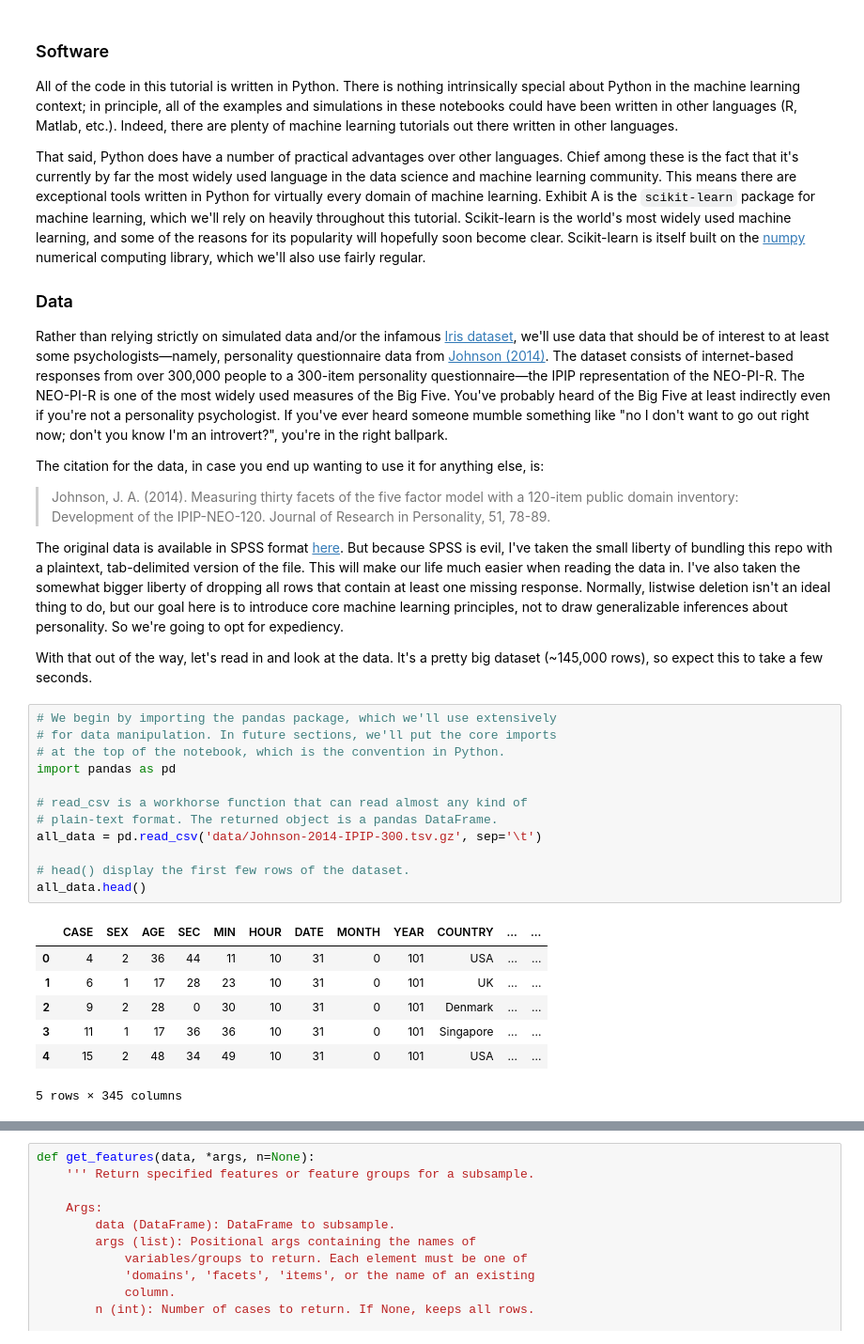
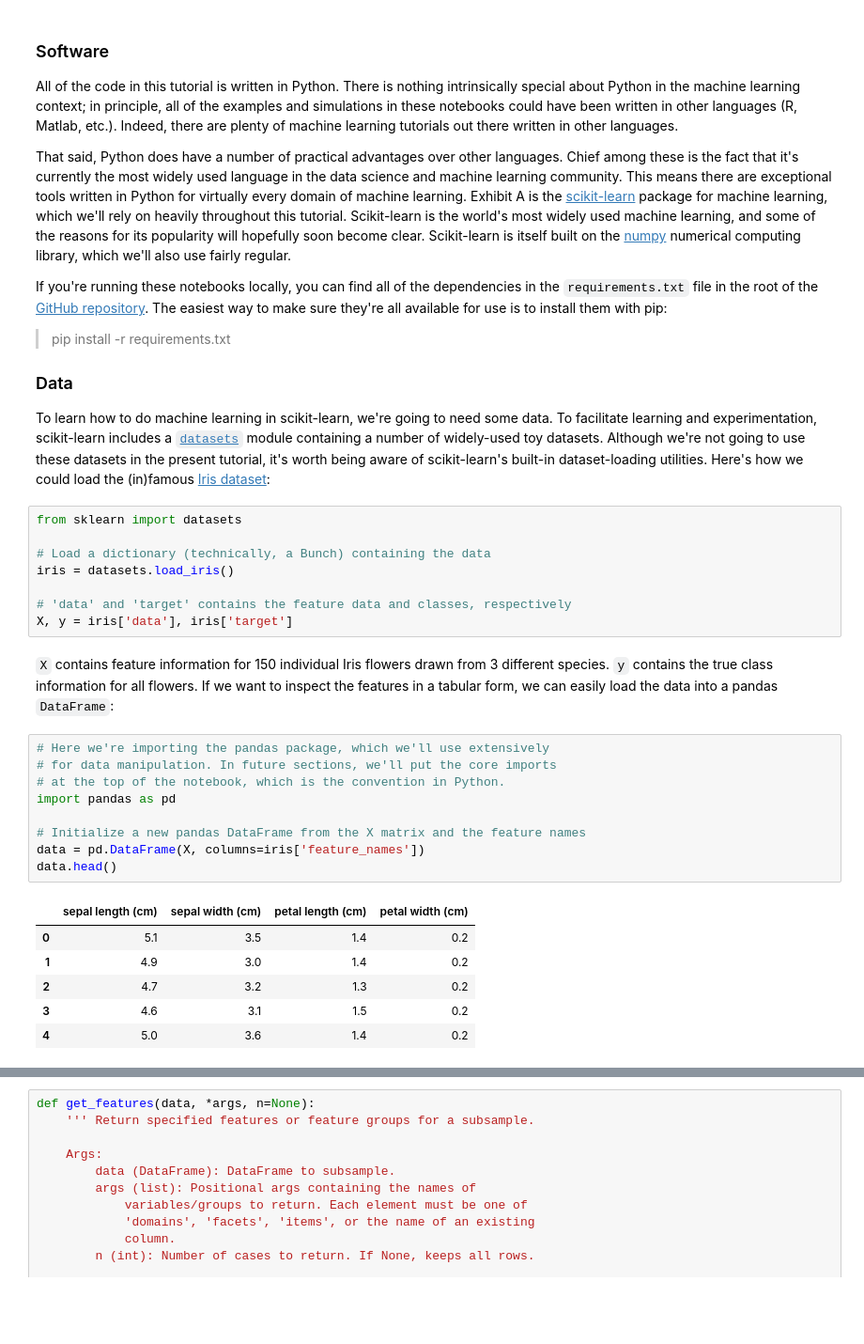
Before and after one commit to neurohackademy/intro_sklearn, a Jupyter notebook: notebooks/1-Introduction.ipynb, the cells around one changed output, grey strips where cells are left out. Shown at 94% size. Saved outputs shown, nothing was run; the diff lists cells and outputs as text; blank space fills up the shorter version.

```diff
--- a/notebooks/1-Introduction.ipynb
+++ b/notebooks/1-Introduction.ipynb
@@ -15,35 +15,37 @@ While most of the code is included in the tutorial notebooks themselves, in a fe
 ### Software
 All of the code in this tutorial is written in Python. There is nothing intrinsically special about Python in the machine learning context; in principle, all of the examples and simulations in these notebooks could have been written in other languages (R, Matlab, etc.). Indeed, there are plenty of machine learning tutorials out there written in other languages.
 
-That said, Python does have a number of practical advantages over other languages. Chief among these is the fact that it's currently by far the most widely used language in the data science and machine learning community. This means there are exceptional tools written in Python for virtually every domain of machine learning. Exhibit A is the `scikit-learn` package for machine learning, which we'll rely on heavily throughout this tutorial. Scikit-learn is the world's most widely used machine learning, and some of the reasons for its popularity will hopefully soon become clear. Scikit-learn is itself built on the [numpy](https://www.numpy.org) numerical computing library, which we'll also use fairly regular.
+That said, Python does have a number of practical advantages over other languages. Chief among these is the fact that it's currently the most widely used language in the data science and machine learning community. This means there are exceptional tools written in Python for virtually every domain of machine learning. Exhibit A is the [scikit-learn](https://scikit-learn.org/stable/) package for machine learning, which we'll rely on heavily throughout this tutorial. Scikit-learn is the world's most widely used machine learning, and some of the reasons for its popularity will hopefully soon become clear. Scikit-learn is itself built on the [numpy](https://www.numpy.org) numerical computing library, which we'll also use fairly regular.
+
+If you're running these notebooks locally, you can find all of the dependencies in the `requirements.txt` file in the root of the [GitHub repository](https://github.com/neurohackademy/intro_sklearn). The easiest way to make sure they're all available for use is to install them with pip:
+
+> pip install -r requirements.txt
 
 ### Data
-Rather than relying strictly on simulated data and/or the infamous [Iris dataset](https://en.wikipedia.org/wiki/Iris_flower_data_set), we'll use data that should be of interest to at least some psychologists—namely, personality questionnaire data from [Johnson (2014)](http://www.personal.psu.edu/faculty/j/5/j5j/papers/JRP2014.pdf). The dataset consists of internet-based responses from over 300,000 people to a 300-item personality questionnaire—the IPIP representation of the NEO-PI-R. The NEO-PI-R is one of the most widely used measures of the Big Five. You've probably heard of the Big Five at least indirectly even if you're not a personality psychologist. If you've ever heard someone mumble something like "no I don't want to go out right now; don't you know I'm an introvert?", you're in the right ballpark.
-
-The citation for the data, in case you end up wanting to use it for anything else, is:
-
-> Johnson, J. A. (2014). Measuring thirty facets of the five factor model with a 120-item public domain inventory: Development of the IPIP-NEO-120. Journal of Research in Personality, 51, 78-89.
-
-The original data is available in SPSS format [here](https://osf.io/wxvth/files/). But because SPSS is evil, I've taken the small liberty of bundling this repo with a plaintext, tab-delimited version of the file. This will make our life much easier when reading the data in. I've also taken the somewhat bigger liberty of dropping all rows that contain at least one missing response. Normally, listwise deletion isn't an ideal thing to do, but our goal here is to introduce core machine learning principles, not to draw generalizable inferences about personality. So we're going to opt for expediency.
-
-With that out of the way, let's read in and look at the data. It's a pretty big dataset (~145,000 rows), so expect this to take a few seconds.
+To learn how to do machine learning in scikit-learn, we're going to need some data. To facilitate learning and experimentation, scikit-learn includes a [`datasets`](https://scikit-learn.org/stable/datasets/index.html) module containing a number of widely-used toy datasets. Although we're not going to use these datasets in the present tutorial, it's worth being aware of scikit-learn's built-in dataset-loading utilities. Here's how we could load the (in)famous [Iris dataset](https://en.wikipedia.org/wiki/Iris_flower_data_set):
+# %%
+from sklearn import datasets
+
+# Load a dictionary (technically, a Bunch) containing the data
+iris = datasets.load_iris()
+
+# 'data' and 'target' contains the feature data and classes, respectively
+X, y = iris['data'], iris['target']
+# %% [markdown]
+`X` contains feature information for 150 individual Iris flowers drawn from 3 different species. `y` contains the true class information for all flowers. If we want to inspect the features in a tabular form, we can easily load the data into a pandas `DataFrame`:
 # %%
-# We begin by importing the pandas package, which we'll use extensively
+# Here we're importing the pandas package, which we'll use extensively
 # for data manipulation. In future sections, we'll put the core imports
 # at the top of the notebook, which is the convention in Python.
 import pandas as pd
 
-# read_csv is a workhorse function that can read almost any kind of
-# plain-text format. The returned object is a pandas DataFrame.
-all_data = pd.read_csv('data/Johnson-2014-IPIP-300.tsv.gz', sep='\t')
-
-# head() display the first few rows of the dataset.
-all_data.head()
+# Initialize a new pandas DataFrame from the X matrix and the feature names
+data = pd.DataFrame(X, columns=iris['feature_names'])
+data.head()
 # %% [output]
-|  | CASE | SEX | AGE | SEC | MIN | HOUR | DATE | MONTH | YEAR | COUNTRY | ... | ... |
-| 0 | 4 | 2 | 36 | 44 | 11 | 10 | 31 | 0 | 101 | USA | ... | ... |
-| 1 | 6 | 1 | 17 | 28 | 23 | 10 | 31 | 0 | 101 | UK | ... | ... |
-| 2 | 9 | 2 | 28 | 0 | 30 | 10 | 31 | 0 | 101 | Denmark | ... | ... |
-| 3 | 11 | 1 | 17 | 36 | 36 | 10 | 31 | 0 | 101 | Singapore | ... | ... |
-| 4 | 15 | 2 | 48 | 34 | 49 | 10 | 31 | 0 | 101 | USA | ... | ... |
+|  | sepal length (cm) | sepal width (cm) | petal length (cm) | petal width (cm) |
+| 0 | 5.1 | 3.5 | 1.4 | 0.2 |
+| 1 | 4.9 | 3.0 | 1.4 | 0.2 |
+| 2 | 4.7 | 3.2 | 1.3 | 0.2 |
+| 3 | 4.6 | 3.1 | 1.5 | 0.2 |
+| 4 | 5.0 | 3.6 | 1.4 | 0.2 |
-5 rows × 345 columns
```
Also changed, not shown: parts of 15 cells of this notebook, 3 other files.
